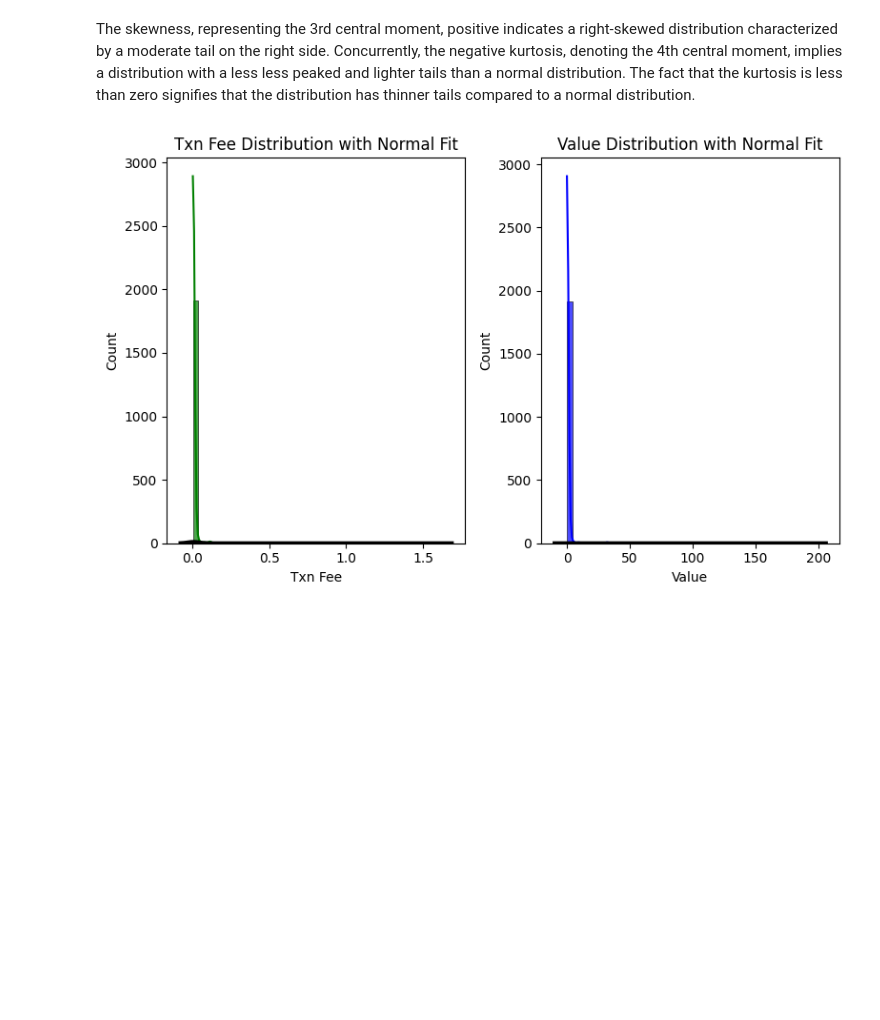
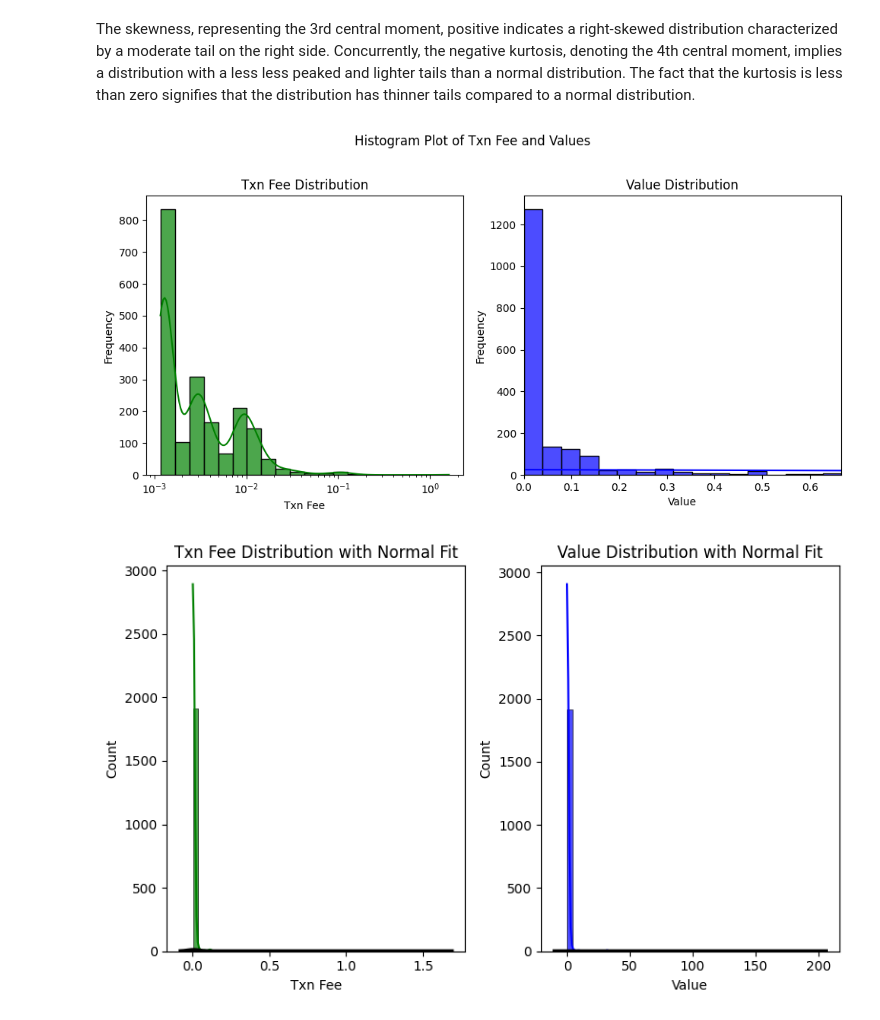
Before and after one commit to tisiphonee/DataS, a Jupyter notebook: data_analyse.ipynb, the cells around one changed output. Drawn from its saved outputs; the diff is of its cells as text; code cells hidden in the pictures; blank space fills up the shorter version.

```diff
--- a/data_analyse.ipynb
+++ b/data_analyse.ipynb
@@ -10,7 +10,7 @@ df = pd.read_csv('output.csv')
 ## Data Cleaning :
 mask = df['Value'].str.contains('wei')
 df.loc[mask, 'Value'] = df.loc[mask, 'Value'].str.replace('wei', '')
-df.loc[mask, 'Value'] = df.loc[mask, 'Value'].astype(float) / 10**18
+df.loc[mask, 'Value'] = df.loc[mask, 'Value'].astype(float) * 10**18
 df['Value'] = df['Value'].str.rstrip(' ETH').astype(float)
 
 
@@ -80,6 +80,29 @@ Txn FeeSkewness  : 38.30979714639741
 Txn Fee Kurtosis: 1596.0740620151823
 # %% [markdown]
 The skewness, representing the 3rd central moment, positive indicates a right-skewed distribution characterized by a moderate tail on the right side. Concurrently, the negative kurtosis, denoting the 4th central moment, implies a distribution with a less  less peaked and lighter tails than a normal distribution. The fact that the kurtosis is less than zero signifies that the distribution has thinner tails compared to a normal distribution.
+# %%
+plt.figure(figsize=(10, 5))
+plt.suptitle('Histogram Plot of Txn Fee and Values', y=1.02)
+
+plt.subplot(1, 2, 1)
+plt.xscale('log')
+sns.histplot(df['Txn Fee'], bins=20, color='g', kde=True, alpha=0.7)
+plt.title('Txn Fee Distribution')
+plt.xlabel('Txn Fee')
+plt.ylabel('Frequency')
+
+plt.subplot(1, 2, 2)
+plt.xlim(0,df['Value'].mean())
+# plt.xscale('log')
+sns.histplot(df['Value'], bins=5000, color='b', kde=True, alpha=0.7)
+plt.title('Value Distribution')
+plt.xlabel('Value')
+plt.ylabel('Frequency')
+
+plt.tight_layout()
+plt.show()
+# %% [output]
+[figure, added]
 # %%
 plt.figure(figsize=(8, 5))
 
```
